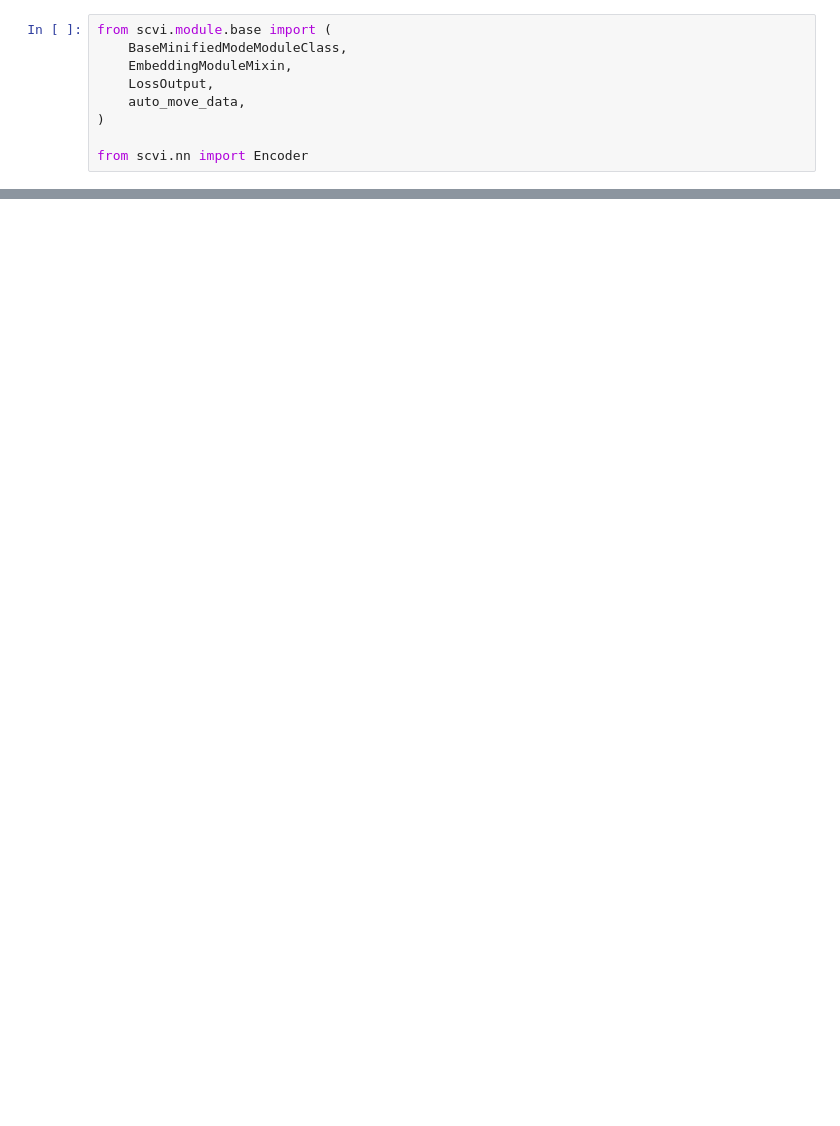
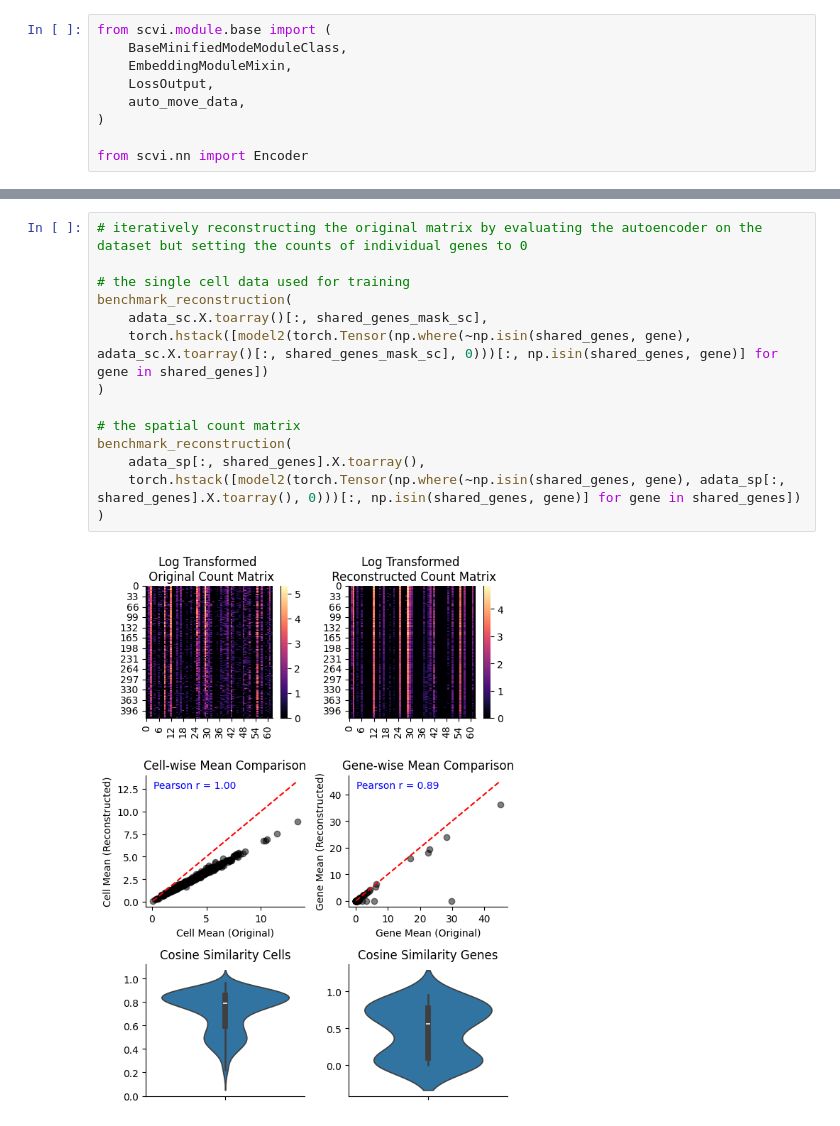
Before and after one commit to egerc/spatial_transcript_inference, a Jupyter notebook: 250214-vae_reconstruction.ipynb, the cells around one changed output, grey strips where cells are left out. Drawn from its saved outputs; the diff is of its cells as text; blank space fills up the shorter version.

```diff
--- a/250214-vae_reconstruction.ipynb
+++ b/250214-vae_reconstruction.ipynb
@@ -55,0 +359,16 @@ class Linear_scvi_integration(EmbeddingModuleMixin, BaseMinifiedModeModuleClass)
+# %%
+# iteratively reconstructing the original matrix by evaluating the autoencoder on the dataset but setting the counts of individual genes to 0
+
+# the single cell data used for training
+benchmark_reconstruction(
+    adata_sc.X.toarray()[:, shared_genes_mask_sc],
+    torch.hstack([model2(torch.Tensor(np.where(~np.isin(shared_genes, gene), adata_sc.X.toarray()[:, shared_genes_mask_sc], 0)))[:, np.isin(shared_genes, gene)] for gene in shared_genes])
+)
+
+# the spatial count matrix
+benchmark_reconstruction(
+    adata_sp[:, shared_genes].X.toarray(),
+    torch.hstack([model2(torch.Tensor(np.where(~np.isin(shared_genes, gene), adata_sp[:, shared_genes].X.toarray(), 0)))[:, np.isin(shared_genes, gene)] for gene in shared_genes])
+)
+# %% [output]
+[figure, added]
```
Also changed, not shown: parts of 23 cells of this notebook.
